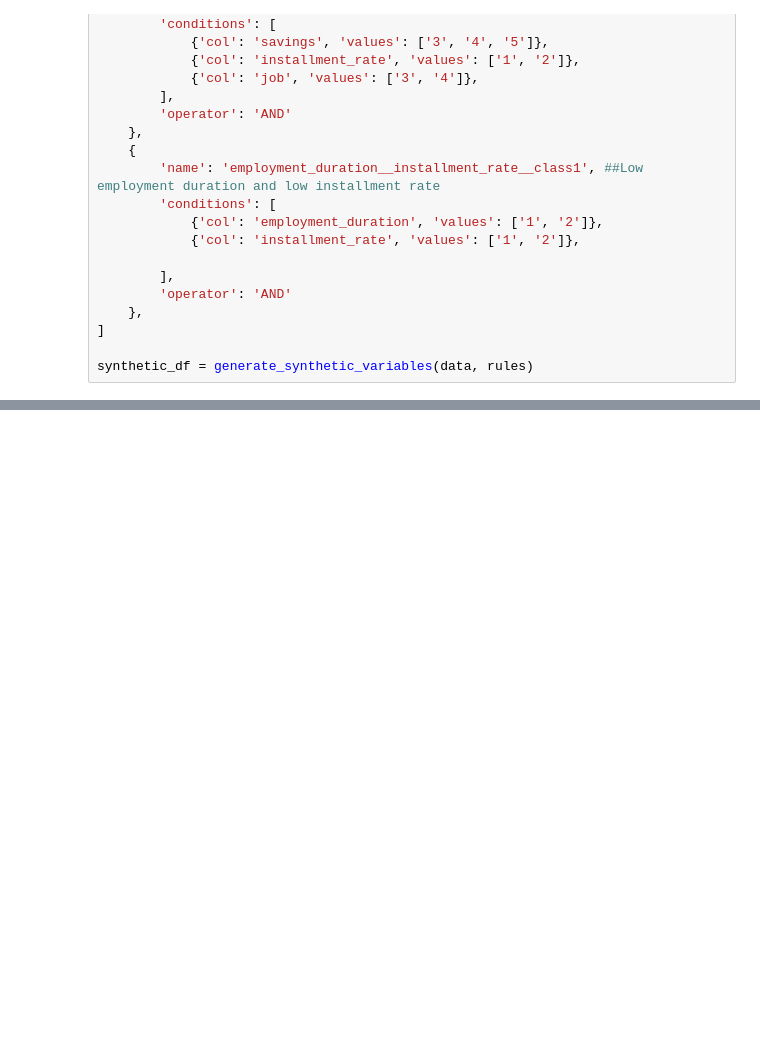
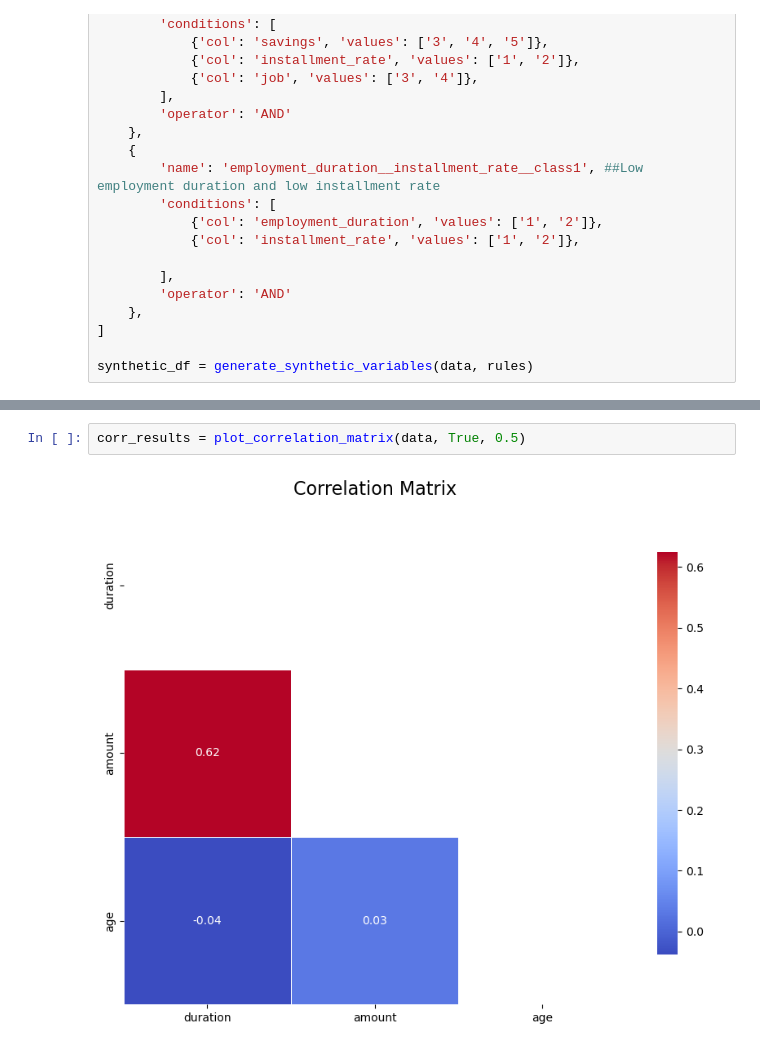
Before and after one commit to victorarmandolezama/south-german-credit, a Jupyter notebook: analyisis_.ipynb, the cells around one changed output, grey strips where cells are left out. Saved outputs shown, nothing was run; the diff lists cells and outputs as text; blank space fills up the shorter version.

```diff
--- a/analyisis_.ipynb
+++ b/analyisis_.ipynb
@@ -175,0 +189,4 @@ Name: count, dtype: int64
+# %%
+corr_results = plot_correlation_matrix(data, True, 0.5)
+# %% [output]
+[figure, added]
```
Also changed, not shown: parts of 49 cells of this notebook.
